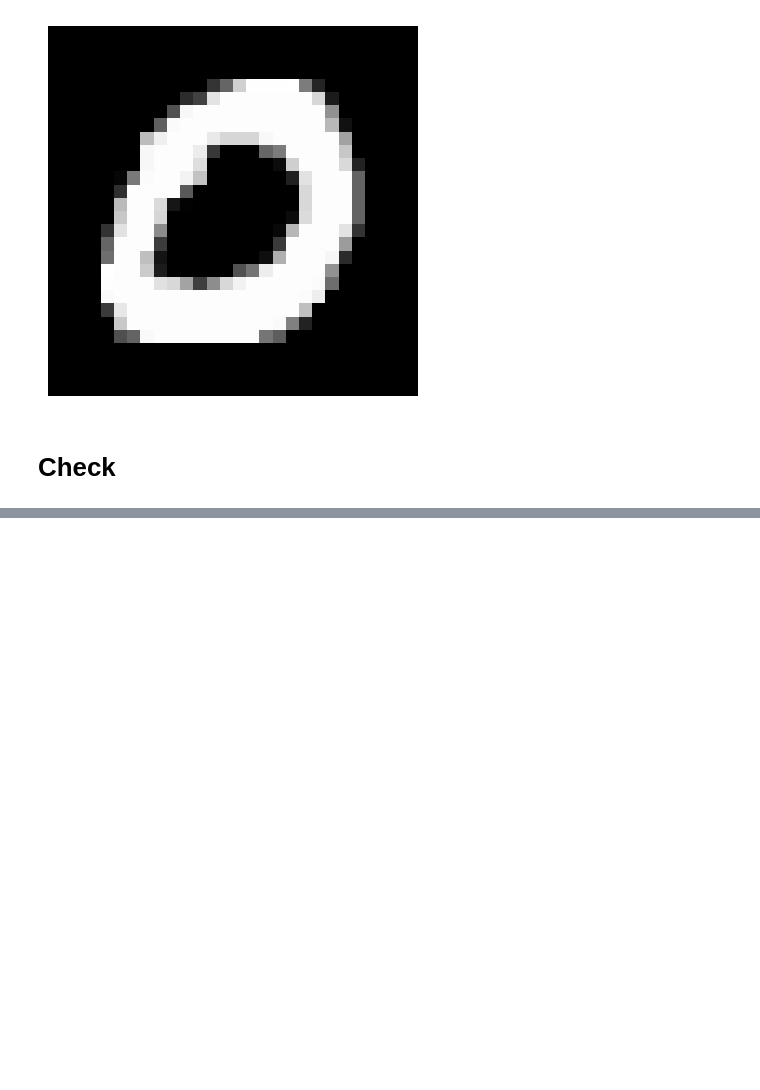
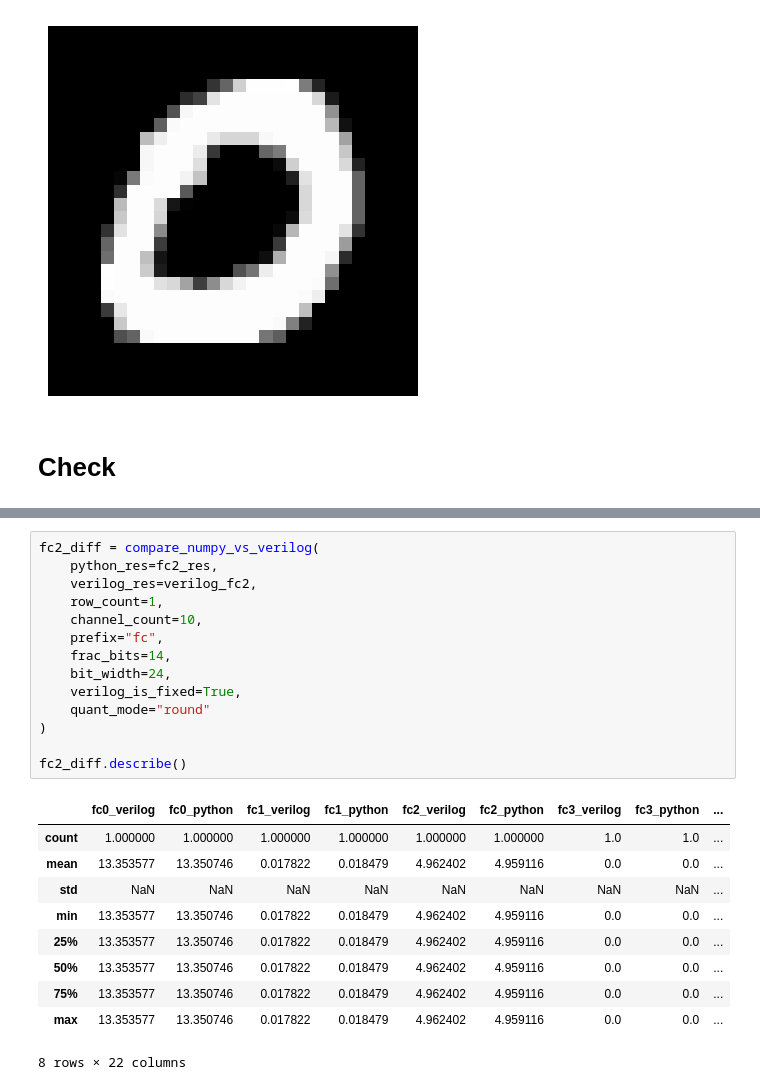
Before and after one commit to alexchtst/skripsi-train-model, a Jupyter notebook: verilog-python-diff/check-dense.ipynb, the cells around one changed output, grey strips where cells are left out. Cells and saved outputs as stored; diff of their text form; blank space fills up the shorter version.

```diff
--- a/verilog-python-diff/check-dense.ipynb
+++ b/verilog-python-diff/check-dense.ipynb
@@ -297,0 +497,25 @@ def blcok_dense(x):
+# %%
+fc2_diff = compare_numpy_vs_verilog(
+    python_res=fc2_res,
+    verilog_res=verilog_fc2,
+    row_count=1,
+    channel_count=10,
+    prefix="fc",
+    frac_bits=14,
+    bit_width=24,
+    verilog_is_fixed=True,
+    quant_mode="round"
+)
+
+fc2_diff.describe()
+# %% [output]
+|  | fc0_verilog | fc0_python | fc1_verilog | fc1_python | fc2_verilog | fc2_python | fc3_verilog | fc3_python | ... |
+| count | 1.000000 | 1.000000 | 1.000000 | 1.000000 | 1.000000 | 1.000000 | 1.0 | 1.0 | ... |
+| mean | 13.353577 | 13.350746 | 0.017822 | 0.018479 | 4.962402 | 4.959116 | 0.0 | 0.0 | ... |
+| std | NaN | NaN | NaN | NaN | NaN | NaN | NaN | NaN | ... |
+| min | 13.353577 | 13.350746 | 0.017822 | 0.018479 | 4.962402 | 4.959116 | 0.0 | 0.0 | ... |
+| 25% | 13.353577 | 13.350746 | 0.017822 | 0.018479 | 4.962402 | 4.959116 | 0.0 | 0.0 | ... |
+| 50% | 13.353577 | 13.350746 | 0.017822 | 0.018479 | 4.962402 | 4.959116 | 0.0 | 0.0 | ... |
+| 75% | 13.353577 | 13.350746 | 0.017822 | 0.018479 | 4.962402 | 4.959116 | 0.0 | 0.0 | ... |
+| max | 13.353577 | 13.350746 | 0.017822 | 0.018479 | 4.962402 | 4.959116 | 0.0 | 0.0 | ... |
+8 rows × 22 columns
```
Also changed, not shown: parts of 19 cells of this notebook, 12 other files.
